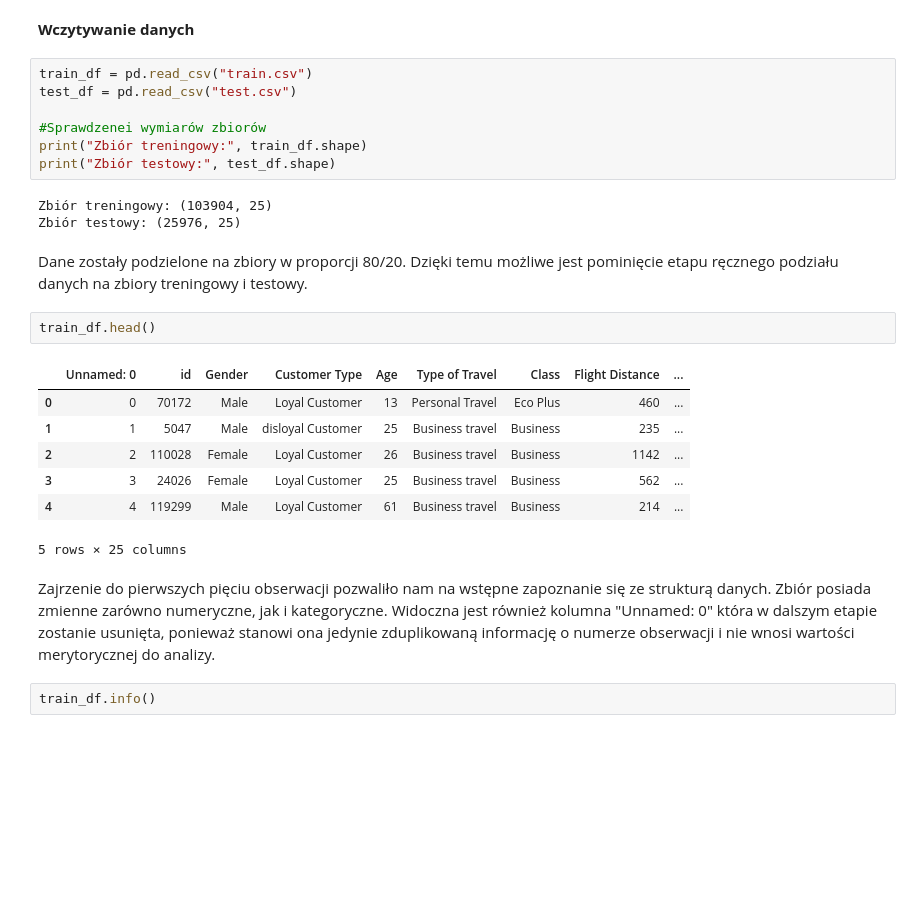
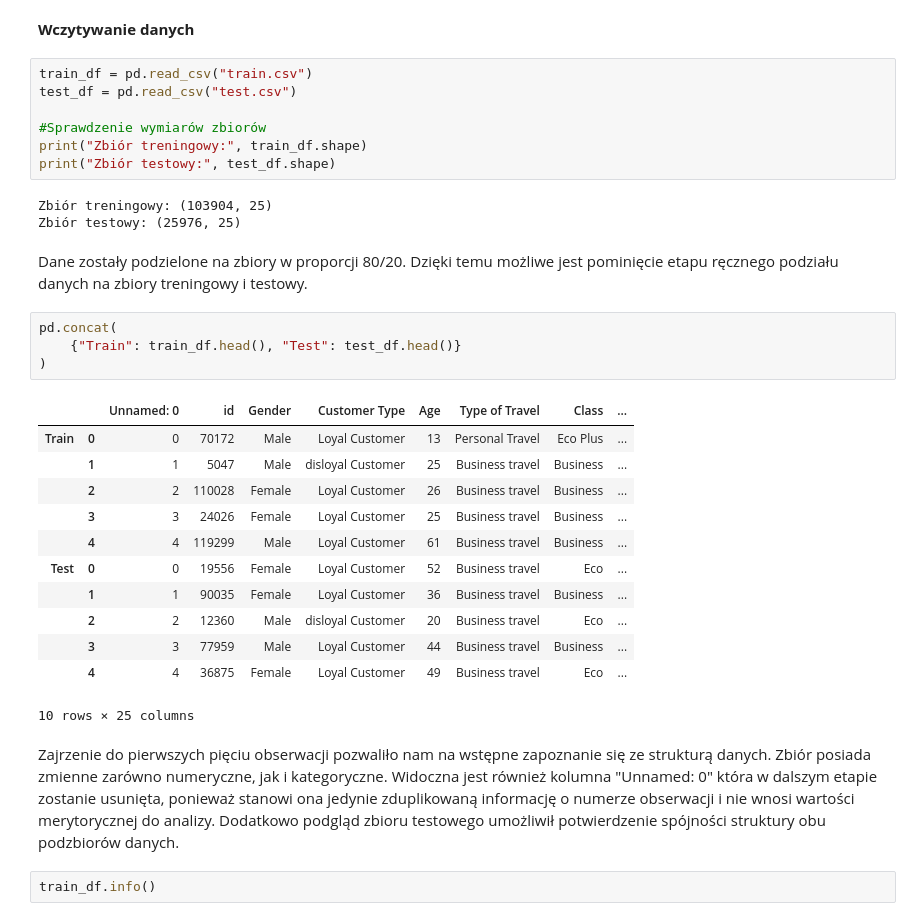
Before and after one commit to wzdrodowska/airline-passenger-satisfaction, a Jupyter notebook: Raport z analizy i modelowania zbioru danych Airline Passenger Satisfaction.ipynb, the cells around one changed output. Cells and saved outputs as stored; diff of their text form; blank space fills up the shorter version.

```diff
--- a/Raport z analizy i modelowania zbioru danych Airline Passenger Satisfaction.ipynb
+++ b/Raport z analizy i modelowania zbioru danych Airline Passenger Satisfaction.ipynb
@@ -92,7 +92,7 @@ plt.style.use("seaborn-v0_8")
 train_df = pd.read_csv("train.csv")
 test_df = pd.read_csv("test.csv")
 
-#Sprawdzenei wymiarów zbiorów
+#Sprawdzenie wymiarów zbiorów
 print("Zbiór treningowy:", train_df.shape)
 print("Zbiór testowy:", test_df.shape)
 # %% [output]
@@ -101,17 +101,24 @@ Zbiór testowy: (25976, 25)
 # %% [markdown]
 Dane zostały podzielone na zbiory w proporcji 80/20. Dzięki temu możliwe jest pominięcie etapu ręcznego podziału danych na zbiory treningowy i testowy.
 # %%
-train_df.head()
+pd.concat(
+    {"Train": train_df.head(), "Test": test_df.head()}
+)
 # %% [output]
-|  | Unnamed: 0 | id | Gender | Customer Type | Age | Type of Travel | Class | Flight Distance | ... |
-| 0 | 0 | 70172 | Male | Loyal Customer | 13 | Personal Travel | Eco Plus | 460 | ... |
-| 1 | 1 | 5047 | Male | disloyal Customer | 25 | Business travel | Business | 235 | ... |
-| 2 | 2 | 110028 | Female | Loyal Customer | 26 | Business travel | Business | 1142 | ... |
-| 3 | 3 | 24026 | Female | Loyal Customer | 25 | Business travel | Business | 562 | ... |
-| 4 | 4 | 119299 | Male | Loyal Customer | 61 | Business travel | Business | 214 | ... |
+|  |  | Unnamed: 0 | id | Gender | Customer Type | Age | Type of Travel | Class | ... |
+| Train | 0 | 0 | 70172 | Male | Loyal Customer | 13 | Personal Travel | Eco Plus | ... |
+|  | 1 | 1 | 5047 | Male | disloyal Customer | 25 | Business travel | Business | ... |
+|  | 2 | 2 | 110028 | Female | Loyal Customer | 26 | Business travel | Business | ... |
+|  | 3 | 3 | 24026 | Female | Loyal Customer | 25 | Business travel | Business | ... |
+|  | 4 | 4 | 119299 | Male | Loyal Customer | 61 | Business travel | Business | ... |
+| Test | 0 | 0 | 19556 | Female | Loyal Customer | 52 | Business travel | Eco | ... |
+|  | 1 | 1 | 90035 | Female | Loyal Customer | 36 | Business travel | Business | ... |
+|  | 2 | 2 | 12360 | Male | disloyal Customer | 20 | Business travel | Eco | ... |
+|  | 3 | 3 | 77959 | Male | Loyal Customer | 44 | Business travel | Business | ... |
+|  | 4 | 4 | 36875 | Female | Loyal Customer | 49 | Business travel | Eco | ... |
-5 rows × 25 columns
+10 rows × 25 columns
 # %% [markdown]
-Zajrzenie do pierwszych pięciu obserwacji pozwaliło nam na wstępne zapoznanie się ze strukturą danych. Zbiór posiada zmienne zarówno numeryczne, jak i kategoryczne. Widoczna jest również kolumna "Unnamed: 0" która w dalszym etapie zostanie usunięta, ponieważ stanowi ona jedynie zduplikowaną informację o numerze obserwacji i nie wnosi wartości merytorycznej do analizy.
+Zajrzenie do pierwszych pięciu obserwacji pozwaliło nam na wstępne zapoznanie się ze strukturą danych. Zbiór posiada zmienne zarówno numeryczne, jak i kategoryczne. Widoczna jest również kolumna "Unnamed: 0" która w dalszym etapie zostanie usunięta, ponieważ stanowi ona jedynie zduplikowaną informację o numerze obserwacji i nie wnosi wartości merytorycznej do analizy. Dodatkowo podgląd zbioru testowego umożliwił potwierdzenie spójności struktury obu podzbiorów danych.
 # %%
 train_df.info()
 # %% [output]
```
Also changed, not shown: parts of 15 cells of this notebook.
